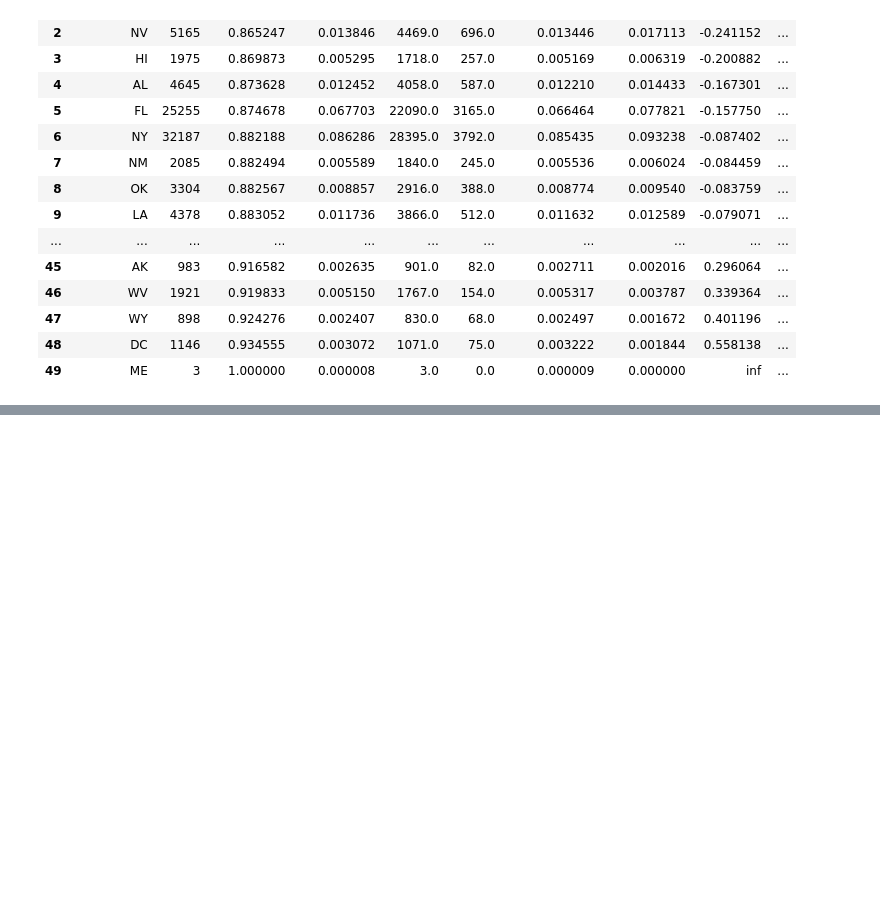
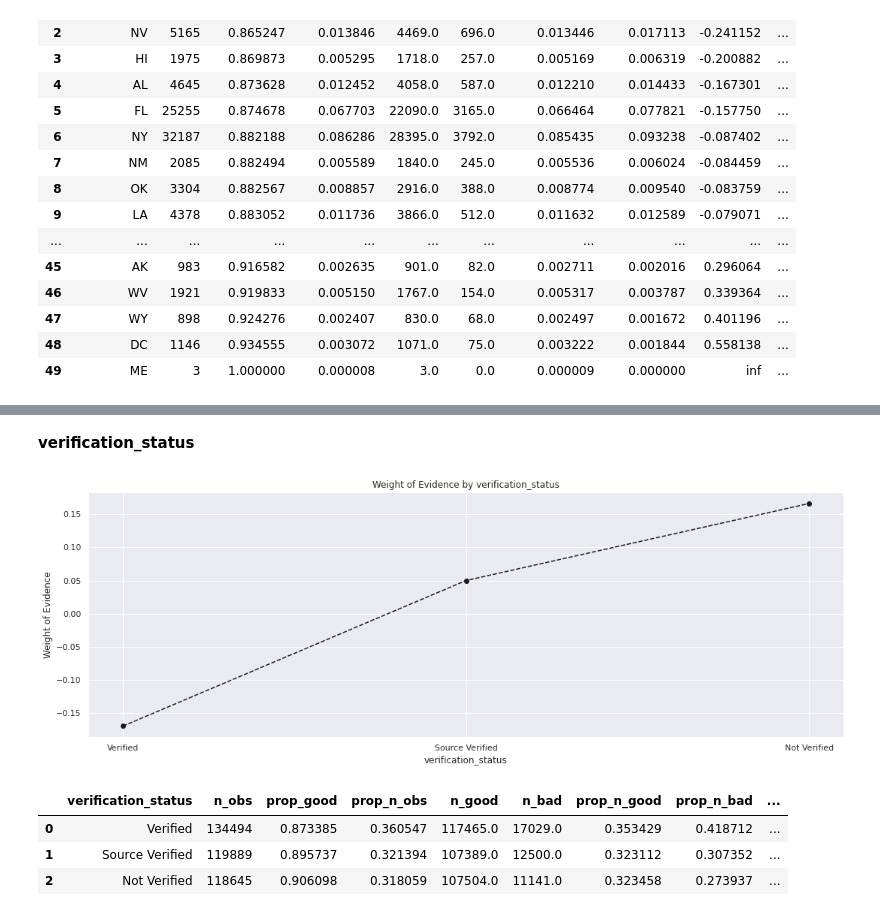
Before and after one commit to rpdieego/credit_risk_modeling, a Jupyter notebook: Credit_Risk_Modeling.ipynb, the cells around one changed output, grey strips where cells are left out. Cells and saved outputs as stored; diff of their text form; code cells hidden in the pictures; blank space fills up the shorter version.

```diff
--- a/Credit_Risk_Modeling.ipynb
+++ b/Credit_Risk_Modeling.ipynb
@@ -824,0 +1049,14 @@ plot_by_woe(df_temp_addr.iloc[2: -2, :])
+# %% [markdown]
+**verification_status**
+# %%
+df_temp_verif = woe_discrete(df_inputs_prepr, 'verification_status', df_targets_prepr)
+plot_by_woe(df_temp_verif)
+# %% [output]
+[figure, added]
+# %%
+df_temp_verif
+# %% [output]
+|  | verification_status | n_obs | prop_good | prop_n_obs | n_good | n_bad | prop_n_good | prop_n_bad | ... |
+| 0 | Verified | 134494 | 0.873385 | 0.360547 | 117465.0 | 17029.0 | 0.353429 | 0.418712 | ... |
+| 1 | Source Verified | 119889 | 0.895737 | 0.321394 | 107389.0 | 12500.0 | 0.323112 | 0.307352 | ... |
+| 2 | Not Verified | 118645 | 0.906098 | 0.318059 | 107504.0 | 11141.0 | 0.323458 | 0.273937 | ... |
```
Also changed, not shown: parts of 50 cells of this notebook.
